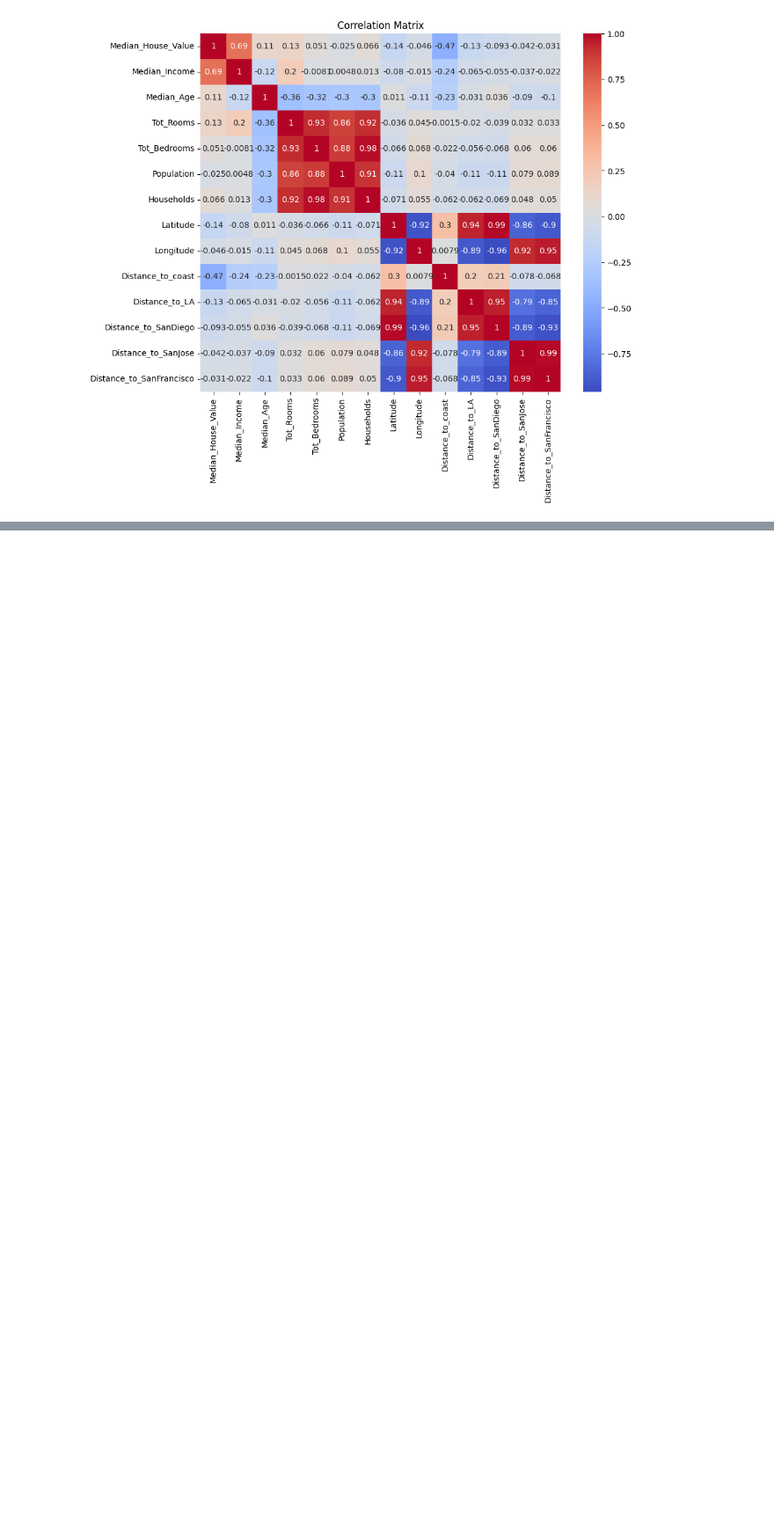
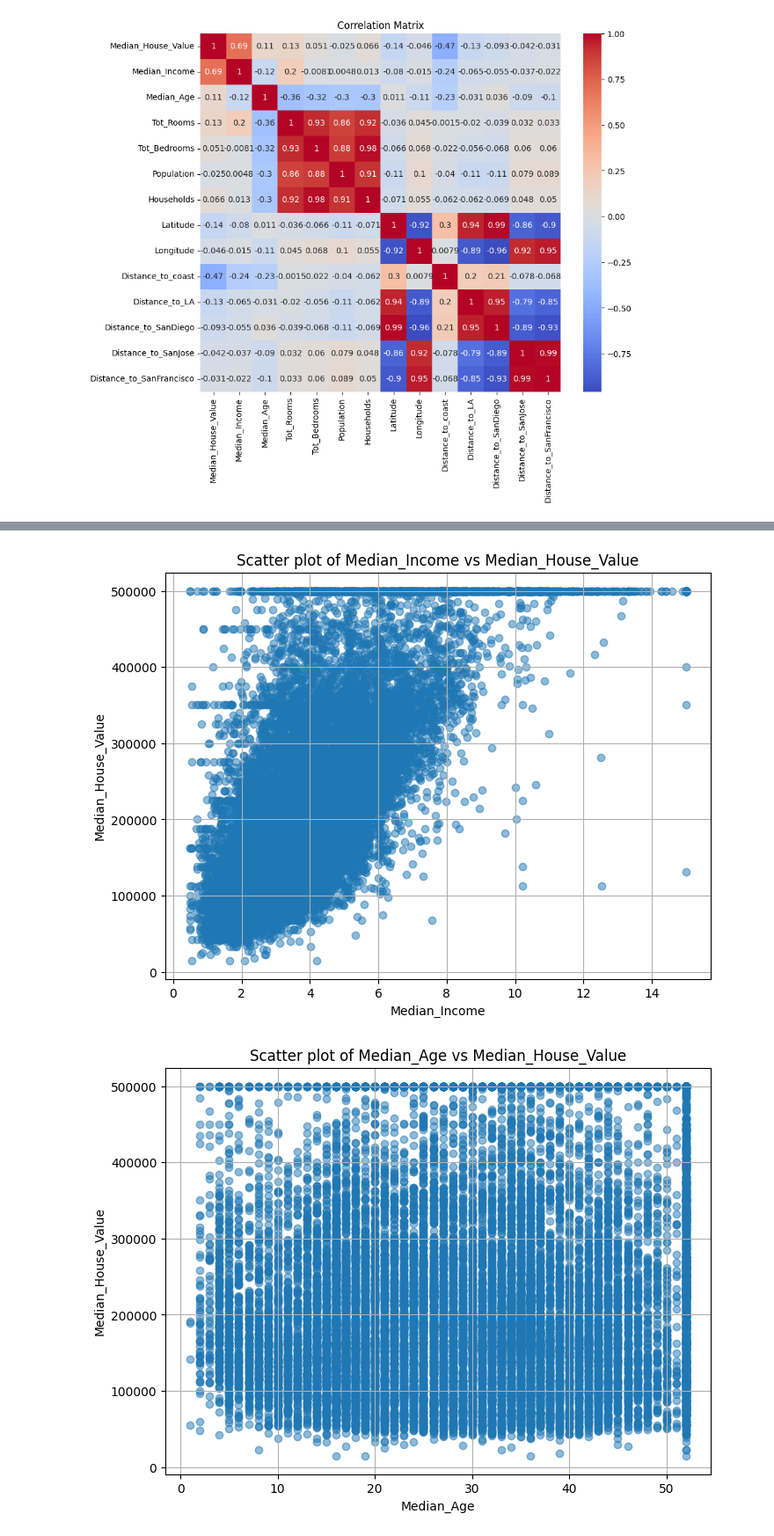
Before and after one commit to shiwakotisupriya/california_house, a Jupyter notebook: california_house.ipynb, the cells around one changed output, grey strips where cells are left out. Shown at 88% size. Cells and saved outputs as stored; diff of their text form; code cells hidden in the pictures; blank space fills up the shorter version.

```diff
--- a/california_house.ipynb
+++ b/california_house.ipynb
@@ -104,0 +118,12 @@ y_set = dataset[['Median_House_Value']]
+# %%
+for column in x_set.columns:
+    plt.figure(figsize=(8, 6))
+    plt.scatter(x_set[column], y_set, alpha=0.5)
+    plt.title(f'Scatter plot of {column} vs Median_House_Value')
+    plt.xlabel(column)
+    plt.ylabel('Median_House_Value')
+    plt.grid(True)
+    plt.show()
+# %% [output]
+[figure, added]
+[figure, added]
```
Also changed, not shown: parts of 24 cells of this notebook.
